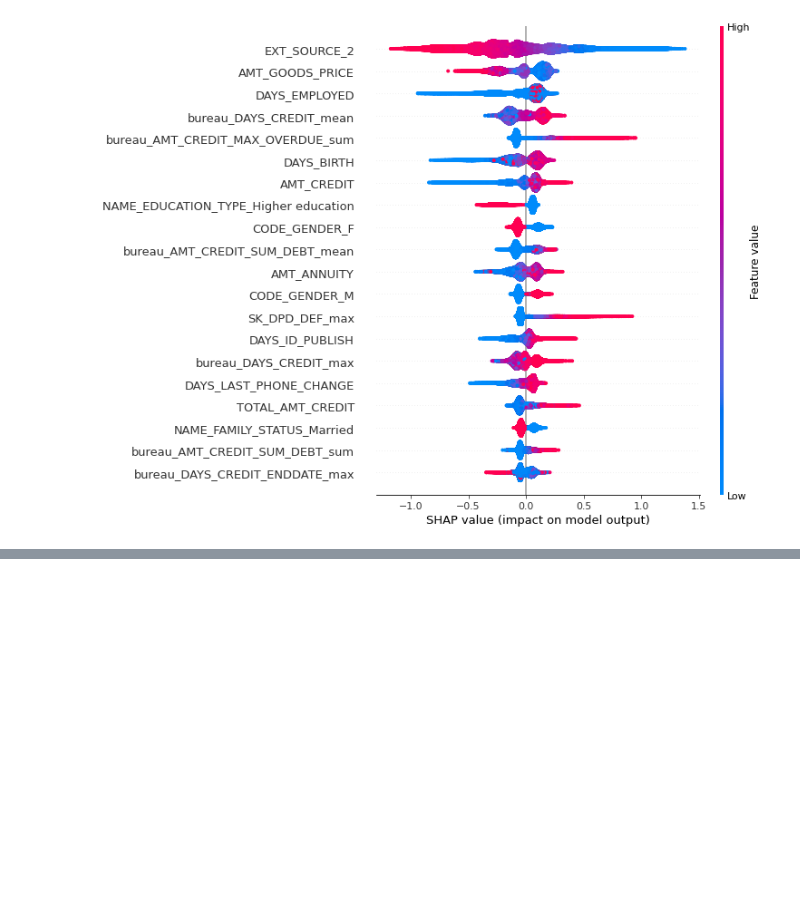
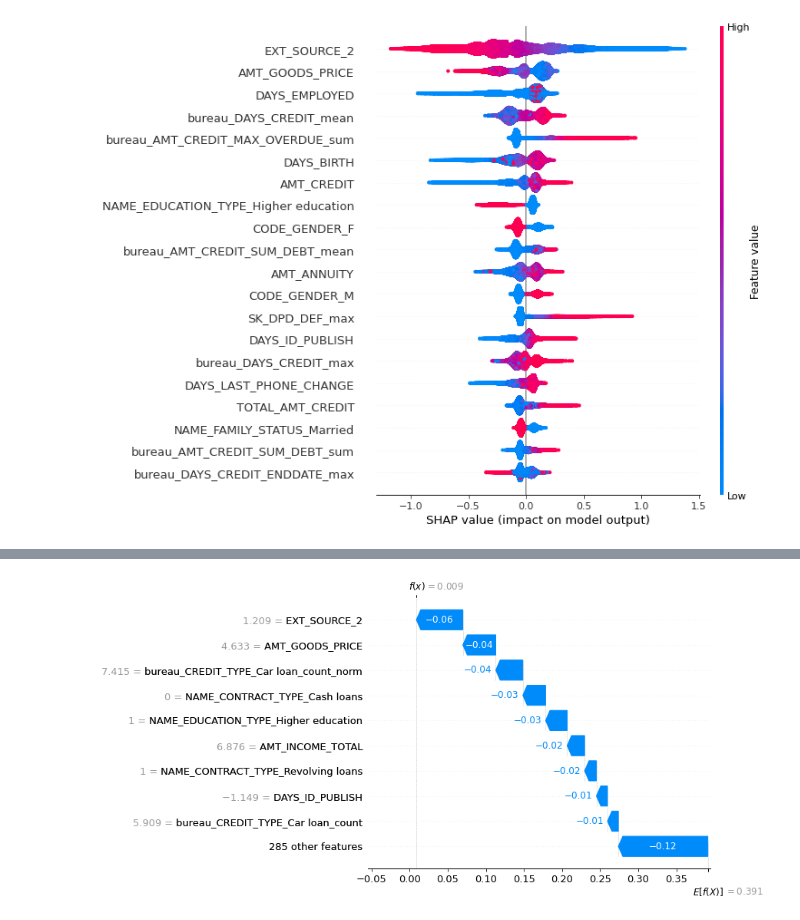
Before and after one commit to Anvil-Late/Default_risk_prediction, a Jupyter notebook: Projet 7.ipynb, the cells around one changed output, grey strips where cells are left out. Drawn from its saved outputs; the diff is of its cells as text; code cells hidden in the pictures; blank space fills up the shorter version.

```diff
--- a/Projet 7.ipynb
+++ b/Projet 7.ipynb
@@ -1199,0 +1202,4 @@ get_waterfall(np.argmax(xgb_pred))
+# %%
+get_waterfall(client_2)
+# %% [output]
+[figure, added]
```
Also changed, not shown: parts of 22 cells of this notebook.
